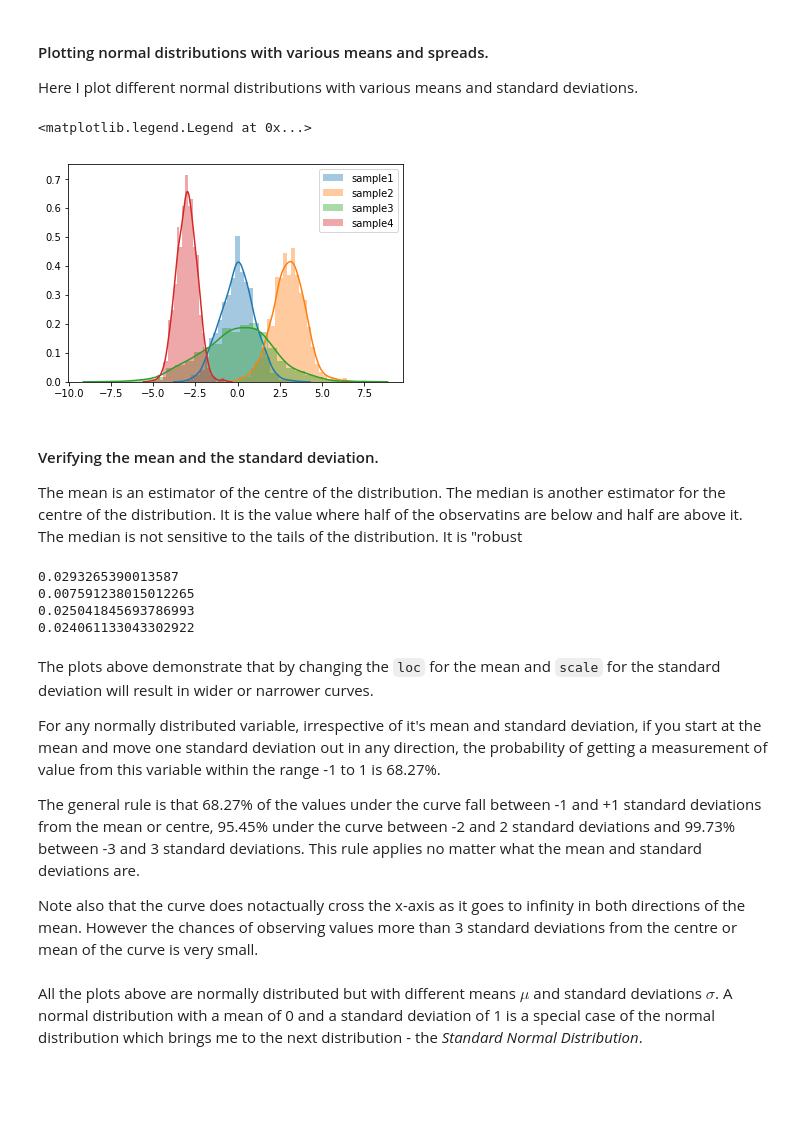
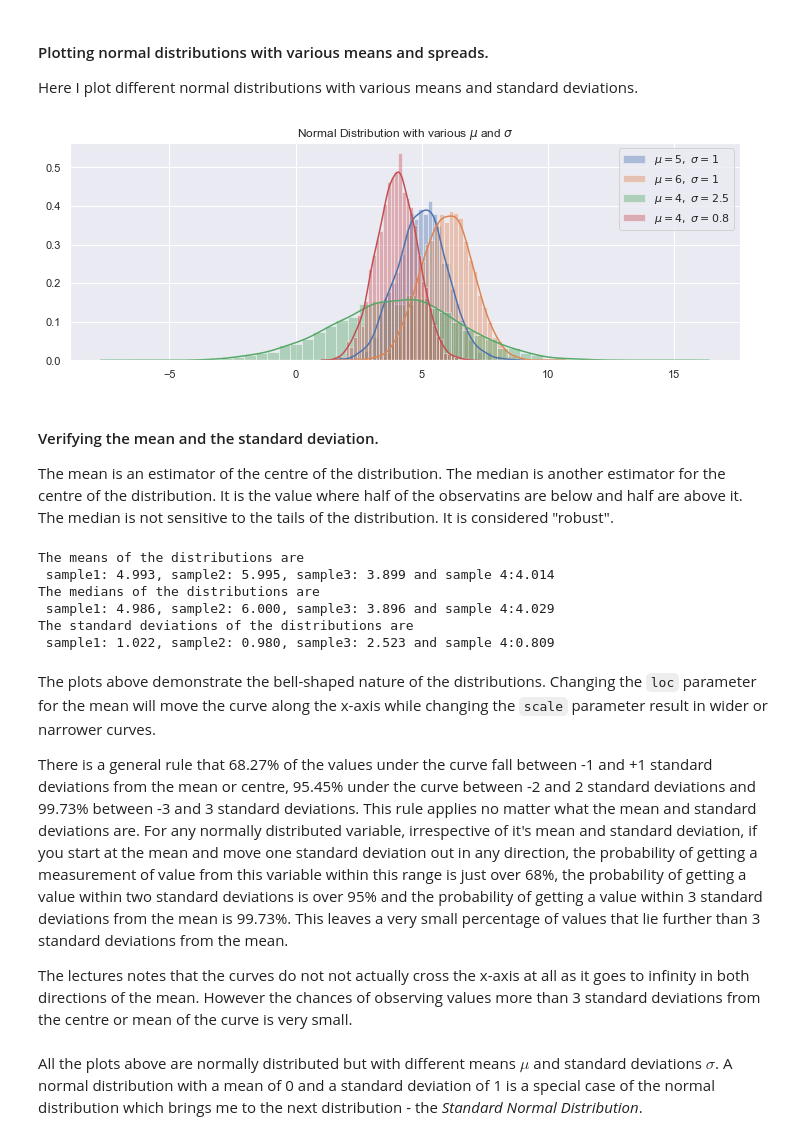
Before and after one commit to angela1C/Programming-for-Data-Analysis-numpy.random-project-2019, a Jupyter notebook: NumpyRandom.ipynb, the cells around one changed output. Saved outputs shown, nothing was run; the diff lists cells and outputs as text; code cells hidden in the pictures; blank space fills up the shorter version.

```diff
--- a/NumpyRandom.ipynb
+++ b/NumpyRandom.ipynb
@@ -869,44 +838,46 @@ plt.show()
 Here I plot different normal distributions with various means and standard deviations.
 # %%
 # Generate a random datasets using random.normal
-sample1 = np.random.normal(0,1,1000)
-sample2 = np.random.normal(3,1,1000)
-sample3 = np.random.normal(0,2,1000)
-sample4 = np.random.normal(-3,0.6, 1000)
+loc,scale,size = 5,1,3000
 
+sample1 = np.random.normal(loc,scale,size)
+sample2 = np.random.normal(loc+1, scale,size)
+sample3 = np.random.normal(loc-1,scale+1.5,size)
+sample4 = np.random.normal(loc-1,scale-0.2, 3000)
+plt.figure(figsize=(12,4))
 # using seaborn distplot functions to plot
-sns.distplot(sample1,label="sample1")
-sns.distplot(sample2, label ="sample2")
-sns.distplot(sample3, label="sample3")
-sns.distplot(sample4, label ="sample4")
+sns.distplot(sample1,label="$\mu=5,\ \sigma=1$")
+sns.distplot(sample2, label ="$\mu=6,\ \sigma=1$")
+sns.distplot(sample3, label="$\mu=4,\ \sigma=2.5$")
+sns.distplot(sample4, label ="$\mu=4,\ \sigma=0.8$")
 plt.legend(loc="best")
+
+plt.title('Normal Distribution with various $\mu$ and $\sigma$')
+plt.grid(True)
 # %% [output]
-<matplotlib.legend.Legend at 0x...>
-[figure, old version]
+[figure, new version]
 # %% [markdown]
 #### Verifying the mean and the standard deviation.
 The mean is an estimator of the centre of the distribution. The median is another estimator for the centre of the distribution. It is the value where half of the observatins are below and half are above it.
-The median is not sensitive to the tails of the distribution. It is "robust
+The median is not sensitive to the tails of the distribution. It is considered "robust".
-# %%
-np.set_printoptions(precision=4)
-print(np.mean(sample1))
-print(np.median(sample1))
-print(np.mean(sample2))
-print(np.median(sample2))
-# %% [output]
-0.0293265390013587
-0.007591238015012265
-0.025041845693786993
-0.024061133043302922
+# %%
+print('The means of the distributions are \n sample1: %.3f, sample2: %.3f, sample3: %.3f and sample 4:%.3f' % (np.mean(sample1), np.mean(sample2),np.mean(sample3),np.mean(sample4)))
+print('The medians of the distributions are \n sample1: %.3f, sample2: %.3f, sample3: %.3f and sample 4:%.3f' % (np.median(sample1), np.median(sample2),np.median(sample3),np.median(sample4)))
+print('The standard deviations of the distributions are \n sample1: %.3f, sample2: %.3f, sample3: %.3f and sample 4:%.3f' % (np.std(sample1), np.std(sample2),np.std(sample3),np.std(sample4)))
+# %% [output]
+The means of the distributions are
+ sample1: 4.993, sample2: 5.995, sample3: 3.899 and sample 4:4.014
+The medians of the distributions are
+ sample1: 4.986, sample2: 6.000, sample3: 3.896 and sample 4:4.029
+The standard deviations of the distributions are
+ sample1: 1.022, sample2: 0.980, sample3: 2.523 and sample 4:0.809
 # %% [markdown]
-The plots above demonstrate that by changing the `loc` for the mean and `scale` for the standard deviation will result in wider or narrower curves.
+The plots above demonstrate the bell-shaped nature of the distributions.  Changing the `loc` parameter for the mean will move the curve along the x-axis while changing the `scale` parameter result in wider or narrower curves.
 
-For any normally distributed variable, irrespective of it's mean and standard deviation, if you start at the mean and move one standard deviation out in any direction, the probability of getting a measurement of value from this variable within the range -1 to 1 is 68.27%.
+There is a general rule that 68.27% of the values under the curve fall between -1 and +1 standard deviations from the mean or centre, 95.45% under the curve between -2 and 2 standard deviations and 99.73% between -3 and 3 standard deviations.
+This rule applies no matter what the mean and standard deviations are. For any normally distributed variable, irrespective of it's mean and standard deviation, if you start at the mean and move one standard deviation out in any direction, the probability of getting a measurement of value from this variable within this range is just over 68%, the probability of getting a value within two standard deviations is over 95% and the probability of getting a value within 3 standard deviations from the mean is 99.73%. This leaves a very small percentage of values that lie further than 3 standard deviations from the mean.
 
-The general rule is that 68.27% of the values under the curve fall between -1 and +1 standard deviations from the mean or centre, 95.45% under the curve between -2 and 2 standard deviations and 99.73% between -3 and 3 standard deviations.
-This rule applies no matter what the mean and standard deviations are.
-
-Note also that the curve does notactually cross the x-axis as it goes to infinity in both directions of the mean. However the chances of observing values more than 3 standard deviations from the centre or mean of the curve is very small.
+The lectures notes that the curves do not not actually cross the x-axis at all as it goes to infinity in both directions of the mean. However the chances of observing values more than 3 standard deviations from the centre or mean of the curve is very small.
 # %% [markdown]
 All the plots above are normally distributed but with different means $\mu$ and standard deviations $\sigma$.
 A normal distribution with a mean of 0 and a standard deviation of 1 is a special case of the normal distribution which brings me to the next distribution  - the *Standard Normal Distribution*.
```
Also changed, not shown: parts of 27 cells of this notebook, 1 other file.
